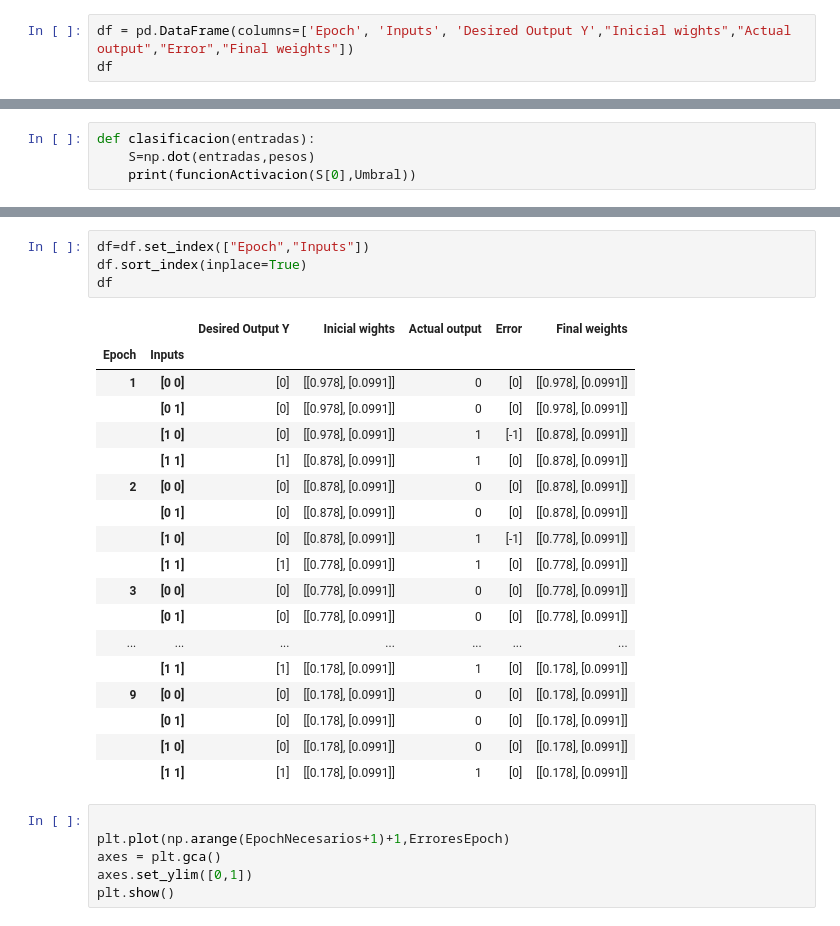
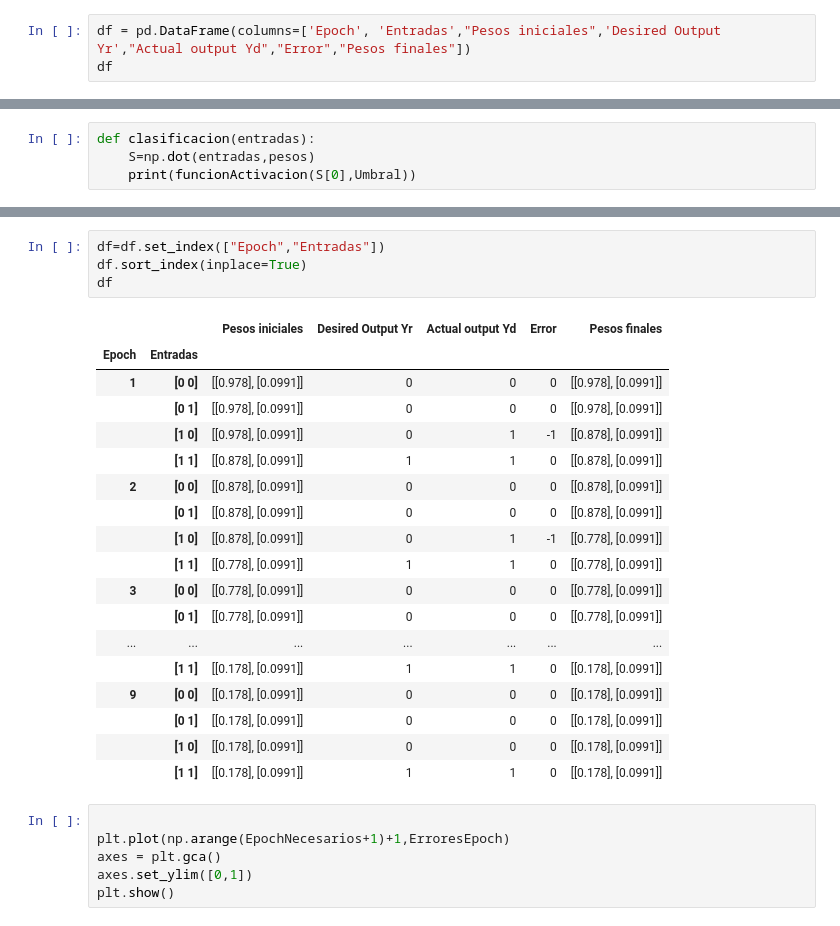
Before and after one commit to marcos261099/Practica2IA2, a Jupyter notebook: p1/L2P1-Perceptron.ipynb, the cells around one changed output, grey strips where cells are left out. Drawn from its saved outputs; the diff is of its cells as text.

```diff
--- a/p1/L2P1-Perceptron.ipynb
+++ b/p1/L2P1-Perceptron.ipynb
@@ -4,6 +4,6 @@ from matplotlib import pyplot as plt
 import pandas as pd
 np.random.seed(45)
 # %%
-df = pd.DataFrame(columns=['Epoch', 'Inputs', 'Desired Output Y',"Inicial wights","Actual output","Error","Final weights"])
+df = pd.DataFrame(columns=['Epoch', 'Entradas',"Pesos iniciales",'Desired Output Yr',"Actual output Yd","Error","Pesos finales"])
 df
 # %% [output]
@@ -88,26 +88,26 @@ array([[0.17802303],
 # %%
-df=df.set_index(["Epoch","Inputs"])
+df=df.set_index(["Epoch","Entradas"])
 df.sort_index(inplace=True)
 df
 # %% [output]
-|  |  | Desired Output Y | Inicial wights | Actual output | Error | Final weights |
-| Epoch | Inputs |  |  |  |  |  |
-| 1 | [0 0] | [0] | [[0.978], [0.0991]] | 0 | [0] | [[0.978], [0.0991]] |
-|  | [0 1] | [0] | [[0.978], [0.0991]] | 0 | [0] | [[0.978], [0.0991]] |
-|  | [1 0] | [0] | [[0.978], [0.0991]] | 1 | [-1] | [[0.878], [0.0991]] |
-|  | [1 1] | [1] | [[0.878], [0.0991]] | 1 | [0] | [[0.878], [0.0991]] |
-| 2 | [0 0] | [0] | [[0.878], [0.0991]] | 0 | [0] | [[0.878], [0.0991]] |
-|  | [0 1] | [0] | [[0.878], [0.0991]] | 0 | [0] | [[0.878], [0.0991]] |
-|  | [1 0] | [0] | [[0.878], [0.0991]] | 1 | [-1] | [[0.778], [0.0991]] |
-|  | [1 1] | [1] | [[0.778], [0.0991]] | 1 | [0] | [[0.778], [0.0991]] |
-| 3 | [0 0] | [0] | [[0.778], [0.0991]] | 0 | [0] | [[0.778], [0.0991]] |
-|  | [0 1] | [0] | [[0.778], [0.0991]] | 0 | [0] | [[0.778], [0.0991]] |
+|  |  | Pesos iniciales | Desired Output Yr | Actual output Yd | Error | Pesos finales |
+| Epoch | Entradas |  |  |  |  |  |
+| 1 | [0 0] | [[0.978], [0.0991]] | 0 | 0 | 0 | [[0.978], [0.0991]] |
+|  | [0 1] | [[0.978], [0.0991]] | 0 | 0 | 0 | [[0.978], [0.0991]] |
+|  | [1 0] | [[0.978], [0.0991]] | 0 | 1 | -1 | [[0.878], [0.0991]] |
+|  | [1 1] | [[0.878], [0.0991]] | 1 | 1 | 0 | [[0.878], [0.0991]] |
+| 2 | [0 0] | [[0.878], [0.0991]] | 0 | 0 | 0 | [[0.878], [0.0991]] |
+|  | [0 1] | [[0.878], [0.0991]] | 0 | 0 | 0 | [[0.878], [0.0991]] |
+|  | [1 0] | [[0.878], [0.0991]] | 0 | 1 | -1 | [[0.778], [0.0991]] |
+|  | [1 1] | [[0.778], [0.0991]] | 1 | 1 | 0 | [[0.778], [0.0991]] |
+| 3 | [0 0] | [[0.778], [0.0991]] | 0 | 0 | 0 | [[0.778], [0.0991]] |
+|  | [0 1] | [[0.778], [0.0991]] | 0 | 0 | 0 | [[0.778], [0.0991]] |
 | ... | ... | ... | ... | ... | ... | ... |
-|  | [1 1] | [1] | [[0.178], [0.0991]] | 1 | [0] | [[0.178], [0.0991]] |
-| 9 | [0 0] | [0] | [[0.178], [0.0991]] | 0 | [0] | [[0.178], [0.0991]] |
-|  | [0 1] | [0] | [[0.178], [0.0991]] | 0 | [0] | [[0.178], [0.0991]] |
-|  | [1 0] | [0] | [[0.178], [0.0991]] | 0 | [0] | [[0.178], [0.0991]] |
-|  | [1 1] | [1] | [[0.178], [0.0991]] | 1 | [0] | [[0.178], [0.0991]] |
+|  | [1 1] | [[0.178], [0.0991]] | 1 | 1 | 0 | [[0.178], [0.0991]] |
+| 9 | [0 0] | [[0.178], [0.0991]] | 0 | 0 | 0 | [[0.178], [0.0991]] |
+|  | [0 1] | [[0.178], [0.0991]] | 0 | 0 | 0 | [[0.178], [0.0991]] |
+|  | [1 0] | [[0.178], [0.0991]] | 0 | 0 | 0 | [[0.178], [0.0991]] |
+|  | [1 1] | [[0.178], [0.0991]] | 1 | 1 | 0 | [[0.178], [0.0991]] |
 # %%
 
 plt.plot(np.arange(EpochNecesarios+1)+1,ErroresEpoch)
```
Also changed, not shown: parts of 5 cells of this notebook.
